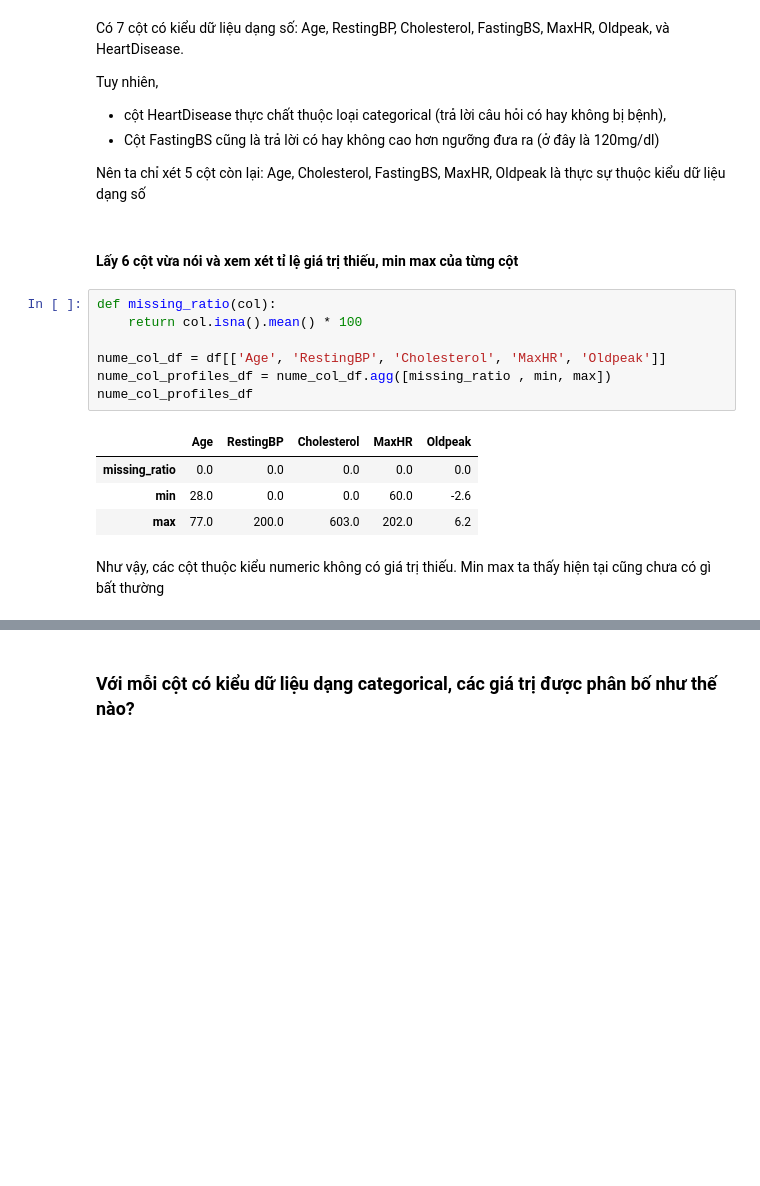
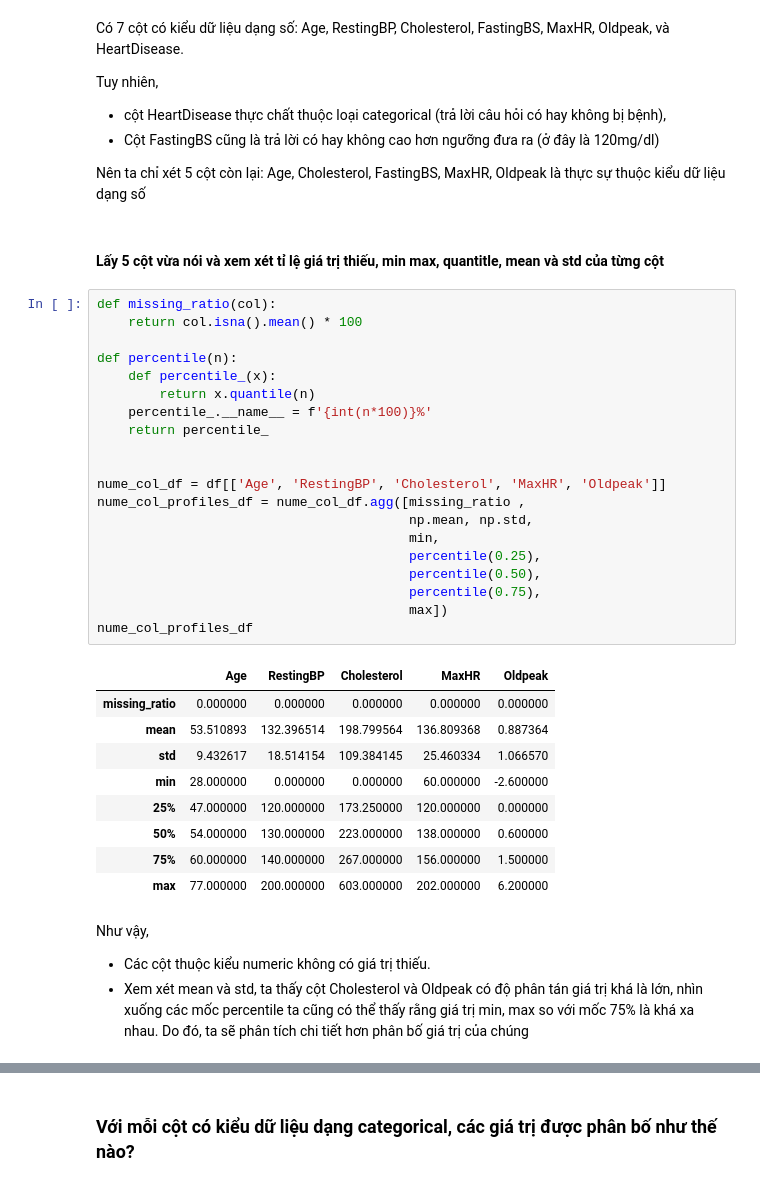
Before and after one commit to MinhVuong2000/P4DS-FinalProject, a Jupyter notebook: Final_Project.ipynb, the cells around one changed output, grey strips where cells are left out. Cells and saved outputs as stored; diff of their text form; blank space fills up the shorter version.

Commit message:
Add Analyzing distribution of numeric columns

```diff
--- a/Final_Project.ipynb
+++ b/Final_Project.ipynb
@@ -143,18 +142,38 @@ Tuy nhiên,
 
 Nên ta chỉ xét 5 cột còn lại: Age, Cholesterol, FastingBS, MaxHR, Oldpeak là thực sự thuộc kiểu dữ liệu dạng số
 # %% [markdown]
-#### Lấy 6 cột vừa nói và xem xét tỉ lệ giá trị thiếu, min max của từng cột
+#### Lấy 5 cột vừa nói và xem xét tỉ lệ giá trị thiếu, min max, quantitle, mean và std của từng cột
 # %%
 def missing_ratio(col):
     return col.isna().mean() * 100
 
+def percentile(n):
+    def percentile_(x):
+        return x.quantile(n)
+    percentile_.__name__ = f'{int(n*100)}%'
+    return percentile_
+
+
 nume_col_df = df[['Age', 'RestingBP', 'Cholesterol', 'MaxHR', 'Oldpeak']]
-nume_col_profiles_df = nume_col_df.agg([missing_ratio , min, max])
+nume_col_profiles_df = nume_col_df.agg([missing_ratio ,
+                                        np.mean, np.std,
+                                        min,
+                                        percentile(0.25),
+                                        percentile(0.50),
+                                        percentile(0.75),
+                                        max])
 nume_col_profiles_df
 # %% [output]
 |  | Age | RestingBP | Cholesterol | MaxHR | Oldpeak |
-| missing_ratio | 0.0 | 0.0 | 0.0 | 0.0 | 0.0 |
-| min | 28.0 | 0.0 | 0.0 | 60.0 | -2.6 |
-| max | 77.0 | 200.0 | 603.0 | 202.0 | 6.2 |
+| missing_ratio | 0.000000 | 0.000000 | 0.000000 | 0.000000 | 0.000000 |
+| mean | 53.510893 | 132.396514 | 198.799564 | 136.809368 | 0.887364 |
+| std | 9.432617 | 18.514154 | 109.384145 | 25.460334 | 1.066570 |
+| min | 28.000000 | 0.000000 | 0.000000 | 60.000000 | -2.600000 |
+| 25% | 47.000000 | 120.000000 | 173.250000 | 120.000000 | 0.000000 |
+| 50% | 54.000000 | 130.000000 | 223.000000 | 138.000000 | 0.600000 |
+| 75% | 60.000000 | 140.000000 | 267.000000 | 156.000000 | 1.500000 |
+| max | 77.000000 | 200.000000 | 603.000000 | 202.000000 | 6.200000 |
 # %% [markdown]
-Như vậy, các cột thuộc kiểu numeric không có giá trị thiếu. Min max ta thấy hiện tại cũng chưa có gì bất thường
+Như vậy,
+- Các cột thuộc kiểu numeric không có giá trị thiếu.
+- Xem xét mean và std, ta thấy cột Cholesterol và Oldpeak có độ phân tán giá trị khá là lớn, nhìn xuống các mốc percentile ta cũng có thể thấy rằng giá trị min, max so với mốc 75% là khá xa nhau. Do đó, ta sẽ phân tích chi tiết hơn phân bố giá trị của chúng
```
Also changed, not shown: parts of 47 cells of this notebook.
